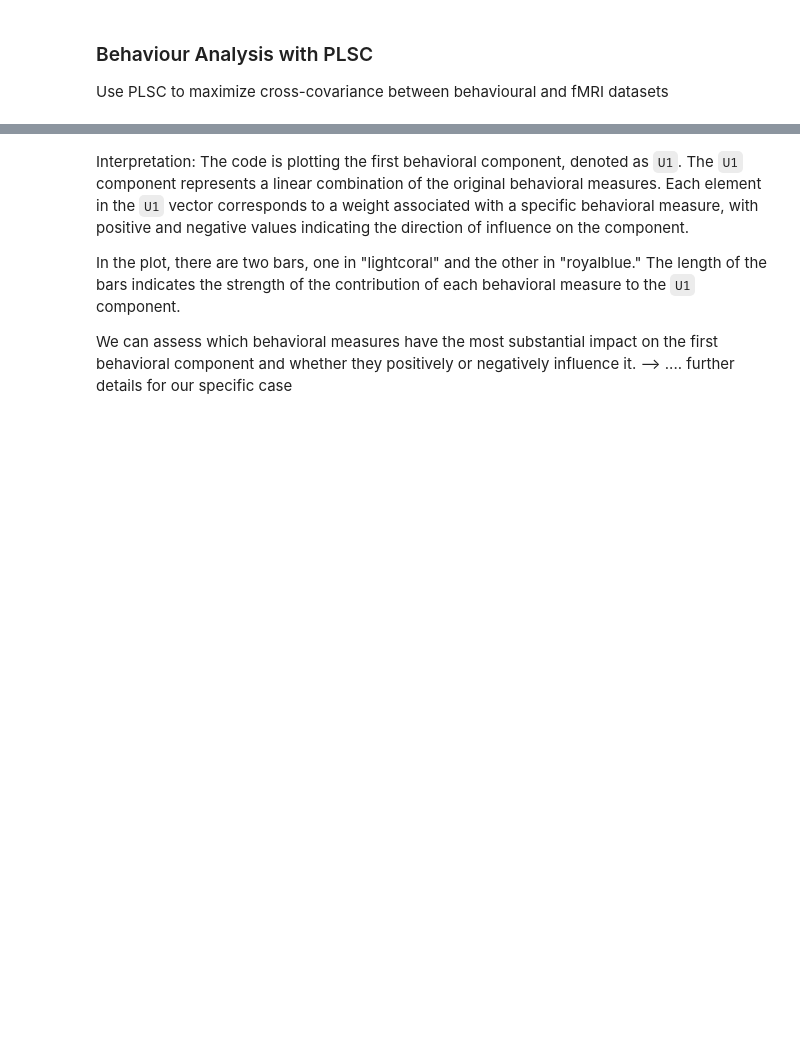
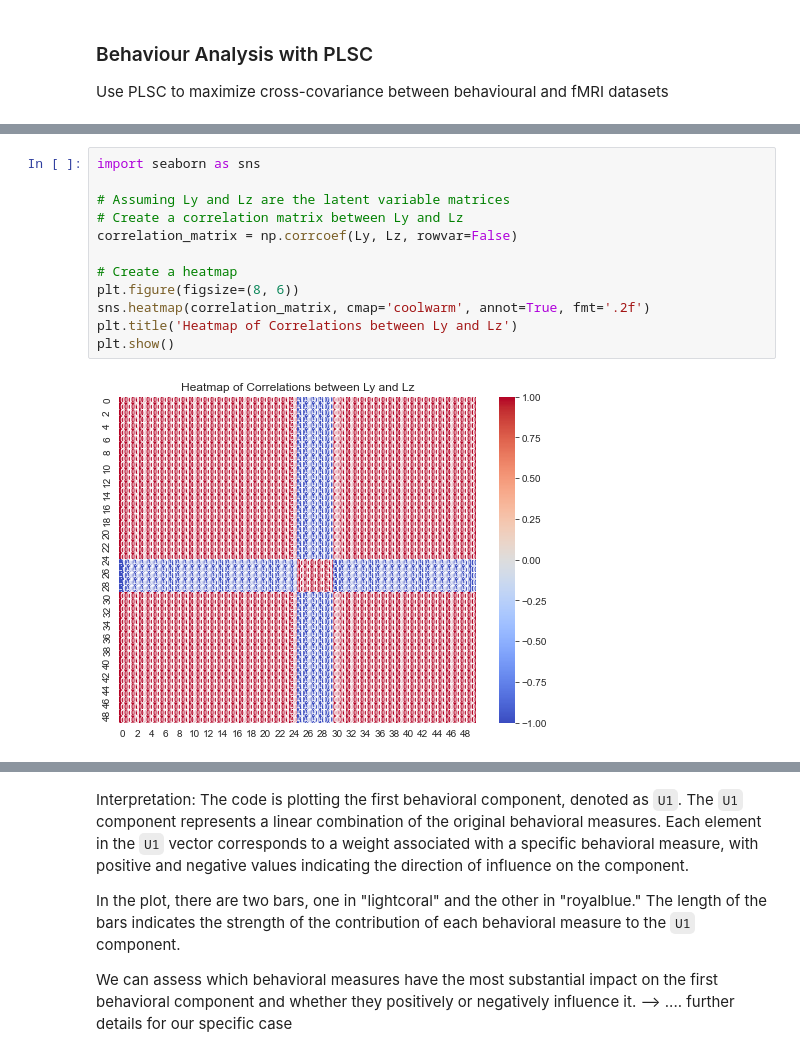
Before and after one commit to ludekcizinsky/fMRI-dimensionality-reduction, a Jupyter notebook: run.ipynb, the cells around one changed output, grey strips where cells are left out. Saved outputs shown, nothing was run; the diff lists cells and outputs as text; blank space fills up the shorter version.

```diff
--- a/run.ipynb
+++ b/run.ipynb
@@ -682,3 +743,17 @@ print('Number of singular values is equal to the number of behavioral measures:
+# %%
+import seaborn as sns
+
+# Assuming Ly and Lz are the latent variable matrices
+# Create a correlation matrix between Ly and Lz
+correlation_matrix = np.corrcoef(Ly, Lz, rowvar=False)
+
+# Create a heatmap
+plt.figure(figsize=(8, 6))
+sns.heatmap(correlation_matrix, cmap='coolwarm', annot=True, fmt='.2f')
+plt.title('Heatmap of Correlations between Ly and Lz')
+plt.show()
+# %% [output]
+[figure, added]
 # %%
 # Visualization
 # Plot singular values explaining the covariance between brain contrast maps and behavioral measures
```
Also changed, not shown: parts of 14 cells of this notebook.
